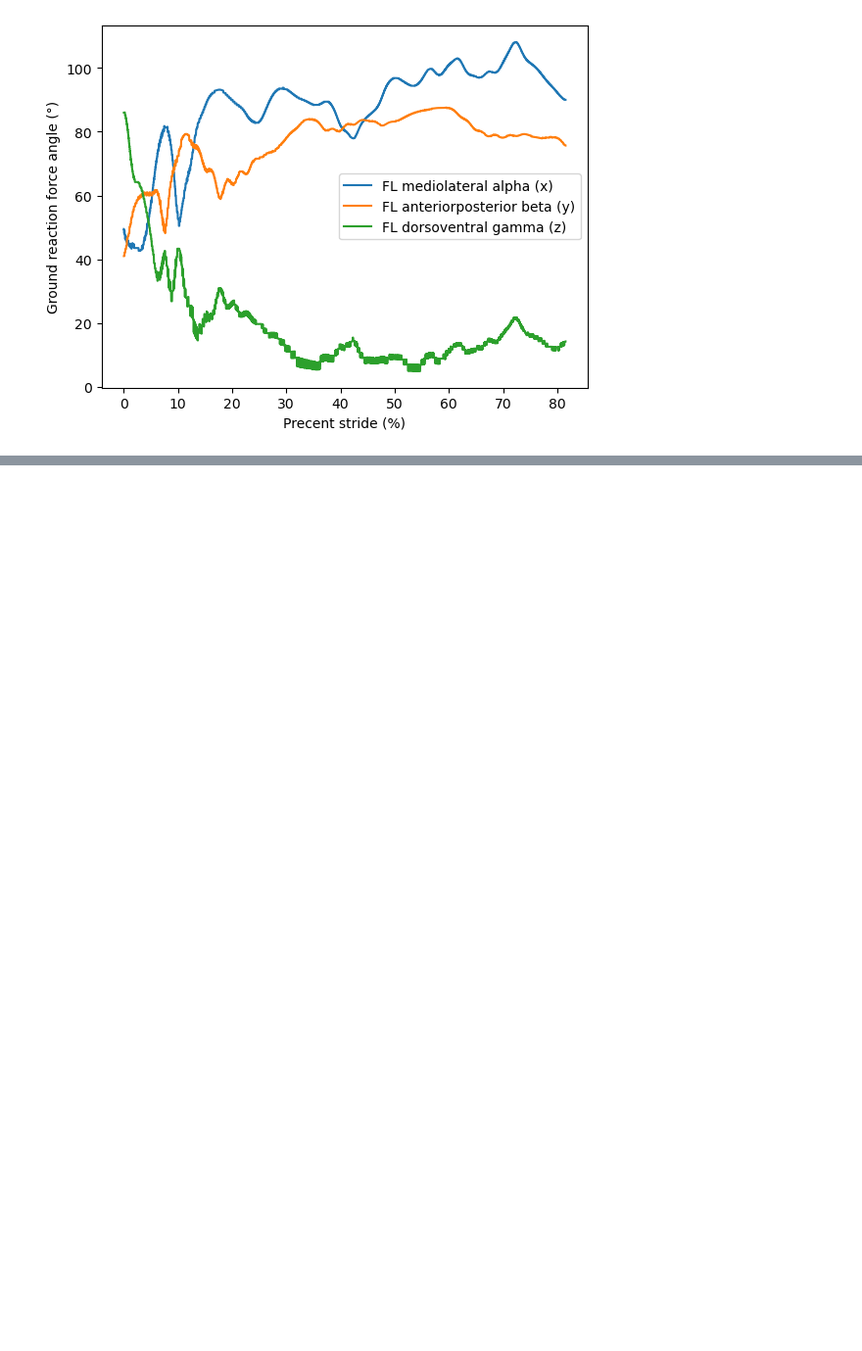
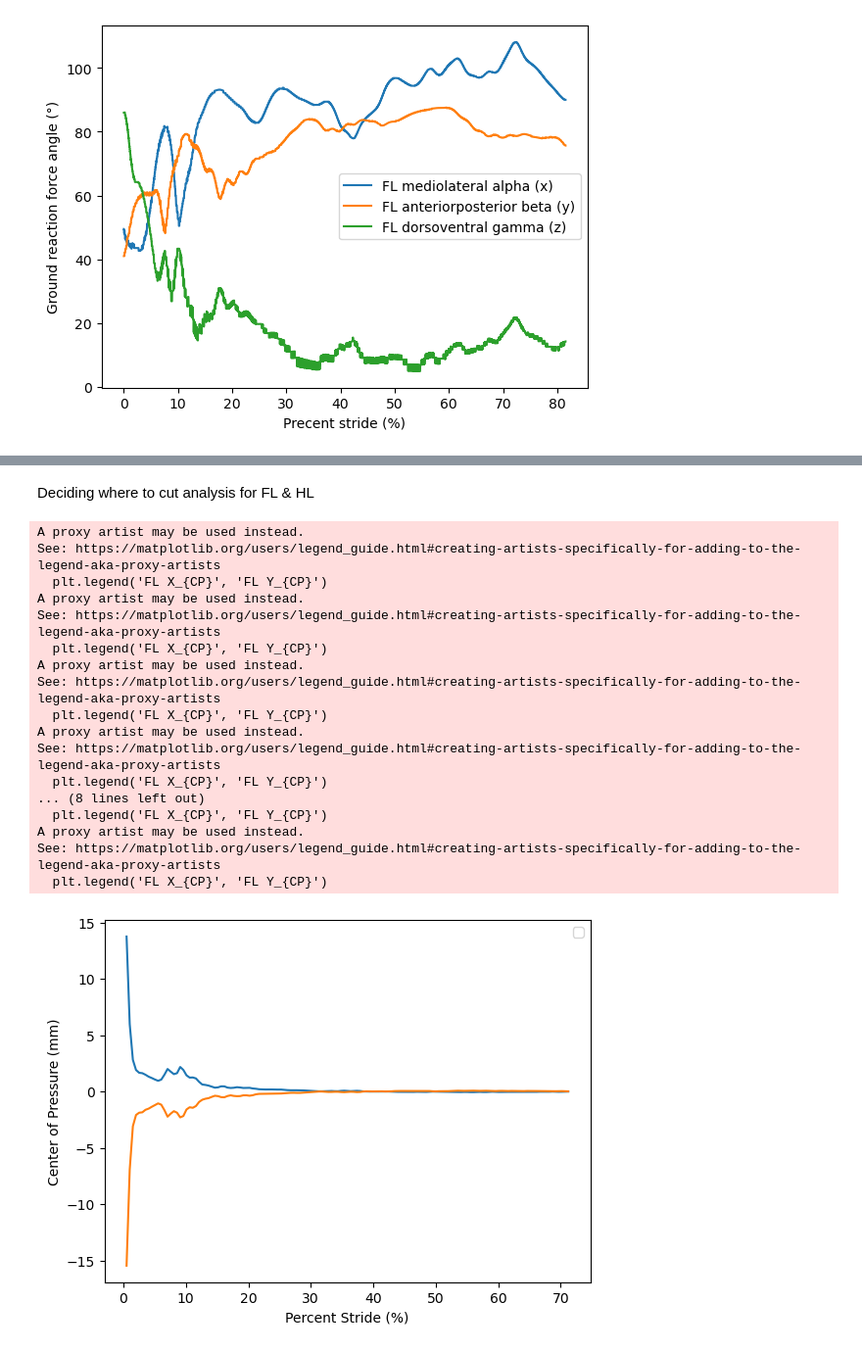
Before and after one commit to jfabiandub/walking_frog_force, a Jupyter notebook: walking_frog_force_script.ipynb, the cells around one changed output, grey strips where cells are left out. Shown at 98% size. Saved outputs shown, nothing was run; the diff lists cells and outputs as text; code cells hidden in the pictures; blank space fills up the shorter version.

```diff
--- a/walking_frog_force_script.ipynb
+++ b/walking_frog_force_script.ipynb
@@ -2630,0 +2839,6 @@ if FL == 1:
+# %%
+#check with HL info
+if HL == 1:
+    delta_Xcp_hl = hl_Xcp-hl_Xcp.iloc[0]
+    delta_Ycp_hl = hl_Ycp-hl_Ycp.iloc[0]
+    delta_Zcp_hl = hl_Zcp-hl_Zcp
@@ -2630,0 +2884,15 @@ if FL == 1:
+# %%
+#check again
+
+if FL == 1:
+    new_delta_Xcp_fl = delta_Xcp_fl.iloc[1::40]
+    new_delta_Ycp_fl = delta_Ycp_fl[1::40]
+
+print(new_delta_Xcp_fl)
+
+print(delta_Xcp_fl)
+
+
+if HL == 1:
+    new_delta_Xcp_hl = delta_Xcp_hl[1:40]
+    new_delta_Ycp_hl = delta_Ycp_hl[1::40]
@@ -2630,0 +2957,36 @@ if FL == 1:
+# %% [markdown]
+Deciding where to cut analysis for FL & HL
+# %%
+if FL == 1:
+    plt.figure(17)
+    plt.plot (pstride_flonly,new_delta_Xcp_fl, pstride_flonly,new_delta_Ycp_fl)
+    plt.xlabel('Percent Stride (%)')
+    plt.ylabel('Center of Pressure (mm)')
+    plt.legend('FL X_{CP}', 'FL Y_{CP}')
+    plt.show()
+
+if HL == 1:
+    plt.figure(18)
+    plt.plot (pstride_hlonly,new_delta_Xcp_hl, pstride_hlonly,new_delta_Ycp_hl)
+    plt.xlabel('Percent Stride (%)')
+    plt.ylabel('Center of Pressure (mm)')
+    plt.legend('HL X_{CP}', 'HL Y_{CP}')
+# %% [output]
+A proxy artist may be used instead.
+See: https://matplotlib.org/users/legend_guide.html#creating-artists-specifically-for-adding-to-the-legend-aka-proxy-artists
+  plt.legend('FL X_{CP}', 'FL Y_{CP}')
+A proxy artist may be used instead.
+See: https://matplotlib.org/users/legend_guide.html#creating-artists-specifically-for-adding-to-the-legend-aka-proxy-artists
+  plt.legend('FL X_{CP}', 'FL Y_{CP}')
+A proxy artist may be used instead.
+See: https://matplotlib.org/users/legend_guide.html#creating-artists-specifically-for-adding-to-the-legend-aka-proxy-artists
+  plt.legend('FL X_{CP}', 'FL Y_{CP}')
+A proxy artist may be used instead.
+See: https://matplotlib.org/users/legend_guide.html#creating-artists-specifically-for-adding-to-the-legend-aka-proxy-artists
+  plt.legend('FL X_{CP}', 'FL Y_{CP}')
+... (8 lines left out)
+  plt.legend('FL X_{CP}', 'FL Y_{CP}')
+A proxy artist may be used instead.
+See: https://matplotlib.org/users/legend_guide.html#creating-artists-specifically-for-adding-to-the-legend-aka-proxy-artists
+  plt.legend('FL X_{CP}', 'FL Y_{CP}')
+[figure, added]
```
Also changed, not shown: parts of 84 cells of this notebook, 1 other file.
